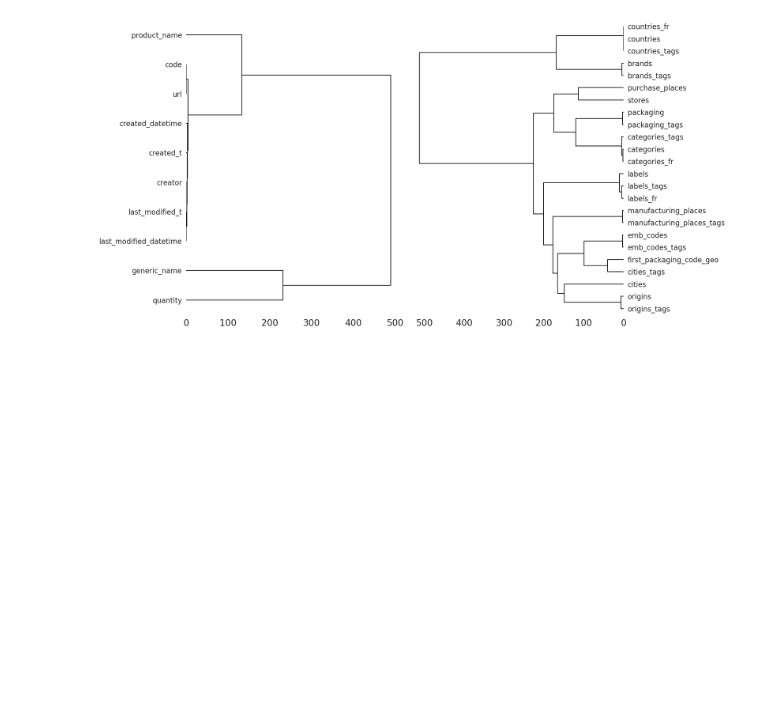
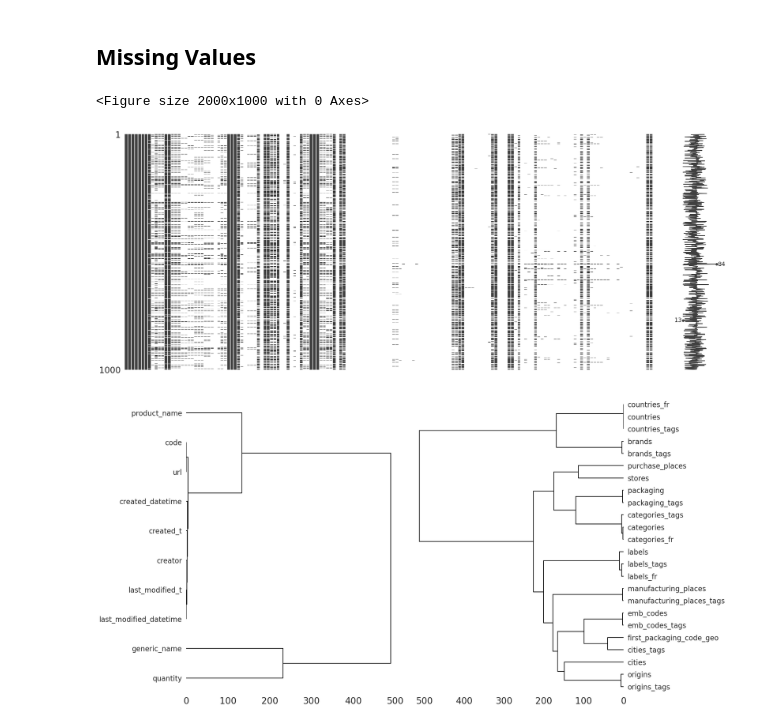
Before and after one commit to vicmcl/open_food_facts, a Jupyter notebook: src/notebook.ipynb, the cells around one changed output. Saved outputs shown, nothing was run; the diff lists cells and outputs as text; code cells hidden in the pictures; blank space fills up the shorter version.

```diff
--- a/src/notebook.ipynb
+++ b/src/notebook.ipynb
@@ -17,2 +37,11 @@ df.shape
+# %% [markdown]
+## Missing Values
+# %%
+fig = plt.figure(figsize=(20, 10))
+msno.matrix(df.sample(1000))
+plt.show()
+# %% [output]
+<Figure size 2000x1000 with 0 Axes>
+[figure, added]
 # %%
 fig = plt.figure(figsize=(20, 10))
```
Also changed, not shown: parts of 27 cells of this notebook.
